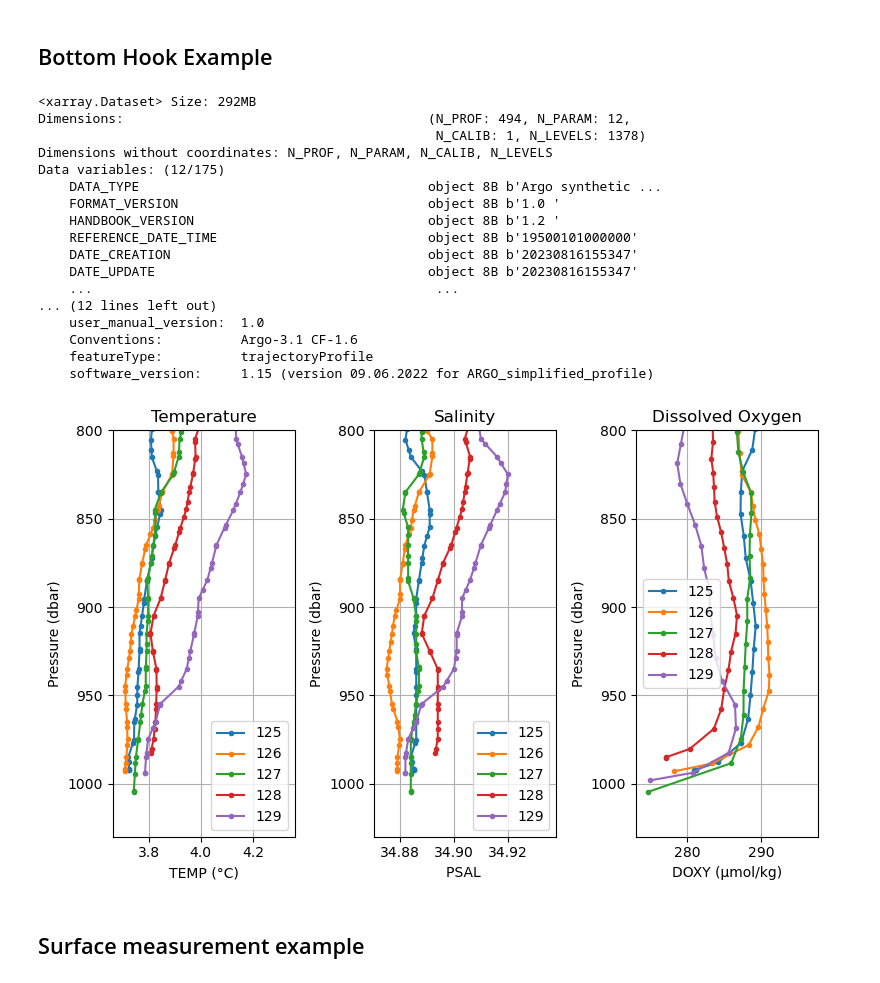
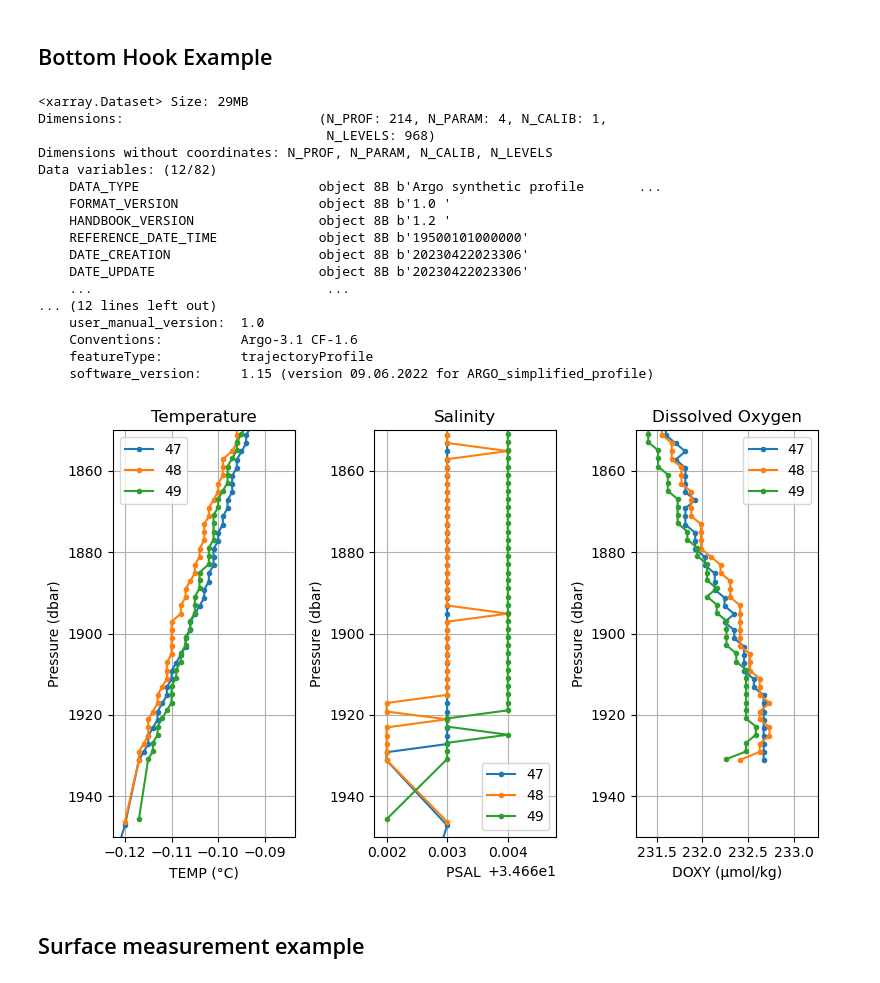
Before and after one commit to SethBushinsky/BGCArgoPlus_submission_code, a Jupyter notebook: manuscript_figures_tables/Manuscript_Outlier_Example_Figures.ipynb, the cells around one changed output. Saved outputs shown, nothing was run; the diff lists cells and outputs as text; code cells hidden in the pictures.

```diff
--- a/manuscript_figures_tables/Manuscript_Outlier_Example_Figures.ipynb
+++ b/manuscript_figures_tables/Manuscript_Outlier_Example_Figures.ipynb
@@ -20,37 +20,38 @@ manuscript_figs = manuscript_dir + "Figures/"
 group_manuscript_figs = manuscript_dir + "Dataset paper group folder/Figures/"
 argo_path = data_dir + "Data_Products/BGC_ARGO_GLOBAL/2025_01_24/Sprof/"
 processed_path = argo_path + "../processed/"
-plot_ver = 'v_202603'
+plot_ver = 'v_202604'
 # %% [markdown]
 ## Bottom Hook Example
 # %%
 
 # file = '6901182_Sprof_flags_mode_only.nc'
-file = '6901181_Sprof_flags_mode_only.nc'
+# file = '6901181_Sprof_flags_mode_only.nc'
+file = '5901744_Sprof_flags_mode_only.nc'
 
 argo_n = xr.load_dataset(processed_path+file)
 argo_n
 # %% [output]
-<xarray.Dataset> Size: 292MB
-Dimensions:                                       (N_PROF: 494, N_PARAM: 12,
-                                                   N_CALIB: 1, N_LEVELS: 1378)
+<xarray.Dataset> Size: 29MB
+Dimensions:                         (N_PROF: 214, N_PARAM: 4, N_CALIB: 1,
+                                     N_LEVELS: 968)
 Dimensions without coordinates: N_PROF, N_PARAM, N_CALIB, N_LEVELS
-Data variables: (12/175)
-    DATA_TYPE                                     object 8B b'Argo synthetic ...
-    FORMAT_VERSION                                object 8B b'1.0 '
-    HANDBOOK_VERSION                              object 8B b'1.2 '
-    REFERENCE_DATE_TIME                           object 8B b'19500101000000'
-    DATE_CREATION                                 object 8B b'20230816155347'
-    DATE_UPDATE                                   object 8B b'20230816155347'
-    ...                                            ...
+Data variables: (12/82)
+    DATA_TYPE                       object 8B b'Argo synthetic profile       ...
+    FORMAT_VERSION                  object 8B b'1.0 '
+    HANDBOOK_VERSION                object 8B b'1.2 '
+    REFERENCE_DATE_TIME             object 8B b'19500101000000'
+    DATE_CREATION                   object 8B b'20230422023306'
+    DATE_UPDATE                     object 8B b'20230422023306'
+    ...                              ...
 ... (12 lines left out)
     user_manual_version:  1.0
     Conventions:          Argo-3.1 CF-1.6
     featureType:          trajectoryProfile
     software_version:     1.15 (version 09.06.2022 for ARGO_simplified_profile)
 # %%
-profile_range = np.arange(125, 130)
-pressure_lims = [1030, 800]
+profile_range = np.arange(47, 50)
+pressure_lims = [1950, 1850]
 
 # plot profiles and time series
 variables = ['TEMP', 'PSAL', 'DOXY']
@@ -79,34 +80,34 @@ for i, var in enumerate(variables):
             max_val = max_val_n
     ax1.invert_yaxis()
     ax1.set_title(f'{var_full_names[var]}')
     ax1.set_xlabel(f'{var} {units[var]}')
     ax1.set_ylabel('Pressure (dbar)')
     ax1.grid()
     # min_val = data_p.where(pres<=pressure_lims[0]).where(pres>=pressure_lims[1]).min().item()
     # max_val = data_p.where(pres>=pressure_lims[0]).where(pres>=pressure_lims[1]).max().item()
     max_min = [min_val - 0.1*(max_val - min_val), max_val + 0.4*(max_val - min_val)]
     ax1.set_ylim(pressure_lims)
     ax1.set_xlim(max_min)
     # if var == 'DOXY':
     #     ax1.set_xlim(278, 300)
     # elif var == 'PSAL':
     #     ax1.set_xlim(min_val, max_val)
     # elif var == 'TEMP':
     #     ax1.set_xlim(min_val, max_val)
     ax1.legend()
 
     # ax2 = plt.subplot(2, 3, i+4)
     # times = argo_n['JULD'].isel(N_PROF=profile_range)
     # mean_values = argo_n[var].isel(N_PROF=profile_range).mean(dim='N_LEVELS')
     # ax2.plot(times, mean_values, marker='o', linestyle='-')
     # ax2.set_title(f'{var} Time Series (Mean over Profiles)')
     # ax2.set_xlabel('Time (Julian Days)')
     # ax2.set_ylabel(f'Mean {var}')
     # ax2.grid()
 plt.tight_layout()
 plt.savefig(manuscript_figs + filename + '.png', dpi=300)
 # %% [output]
-[figure, old version]
+[figure, new version]
 # %% [markdown]
 ## Surface measurement example
 # %%
```
Also changed, not shown: 2 other files.
